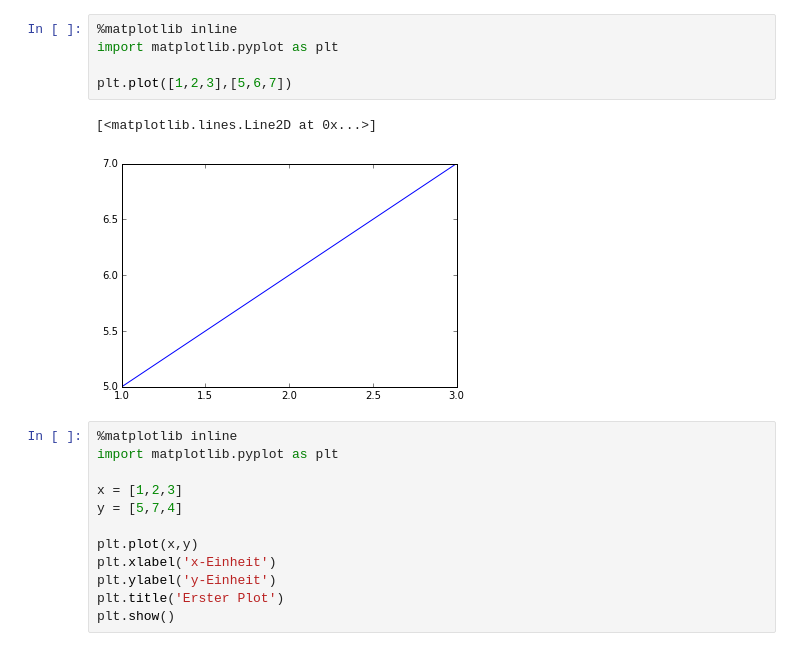
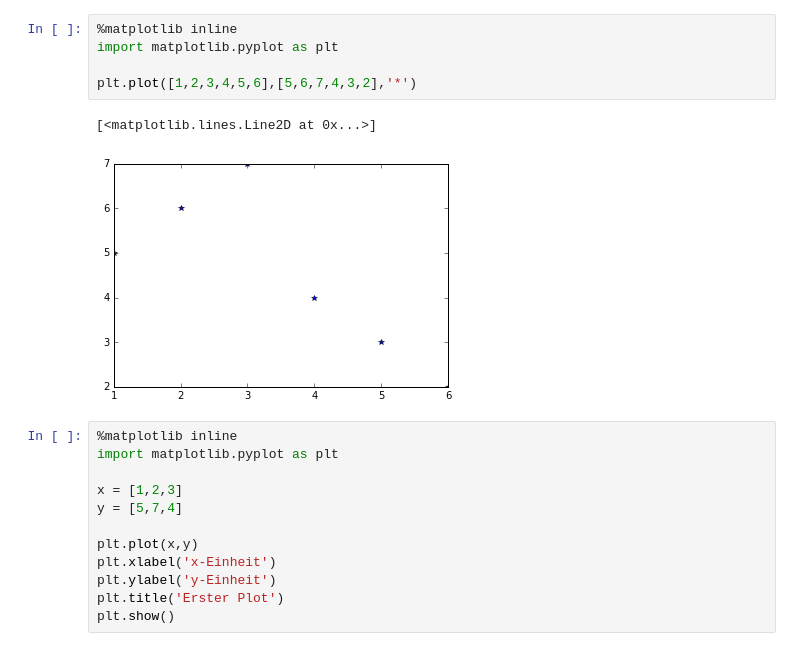
Before and after one commit to mgje/PIUMP, a Jupyter notebook: Beispiele_Skript_SciComputing/matplotlib.ipynb, the cells around one changed output. Cells and saved outputs as stored; diff of their text form.

```diff
--- a/Beispiele_Skript_SciComputing/matplotlib.ipynb
+++ b/Beispiele_Skript_SciComputing/matplotlib.ipynb
@@ -1,11 +1,11 @@
 # %%
 %matplotlib inline
 import matplotlib.pyplot as plt
 
-plt.plot([1,2,3],[5,6,7])
+plt.plot([1,2,3,4,5,6],[5,6,7,4,3,2],'*')
 # %% [output]
 [<matplotlib.lines.Line2D at 0x...>]
-[figure, old version]
+[figure, new version]
 # %%
 %matplotlib inline
 import matplotlib.pyplot as plt
```
Also changed, not shown: parts of 1 cell of this notebook, 1 other file.
